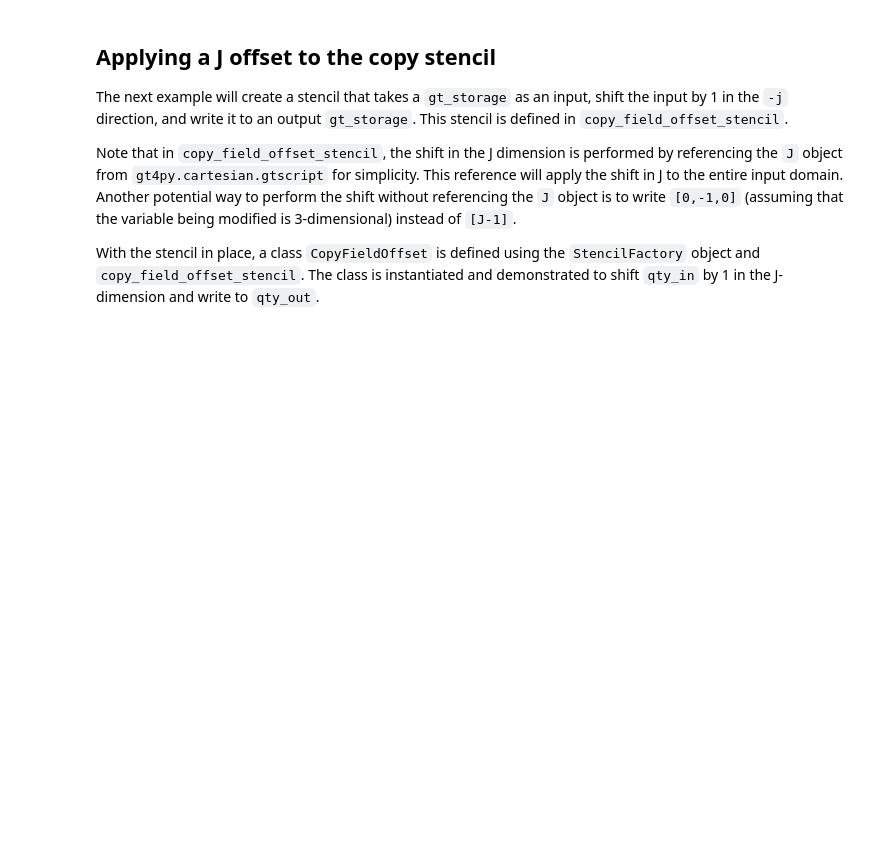
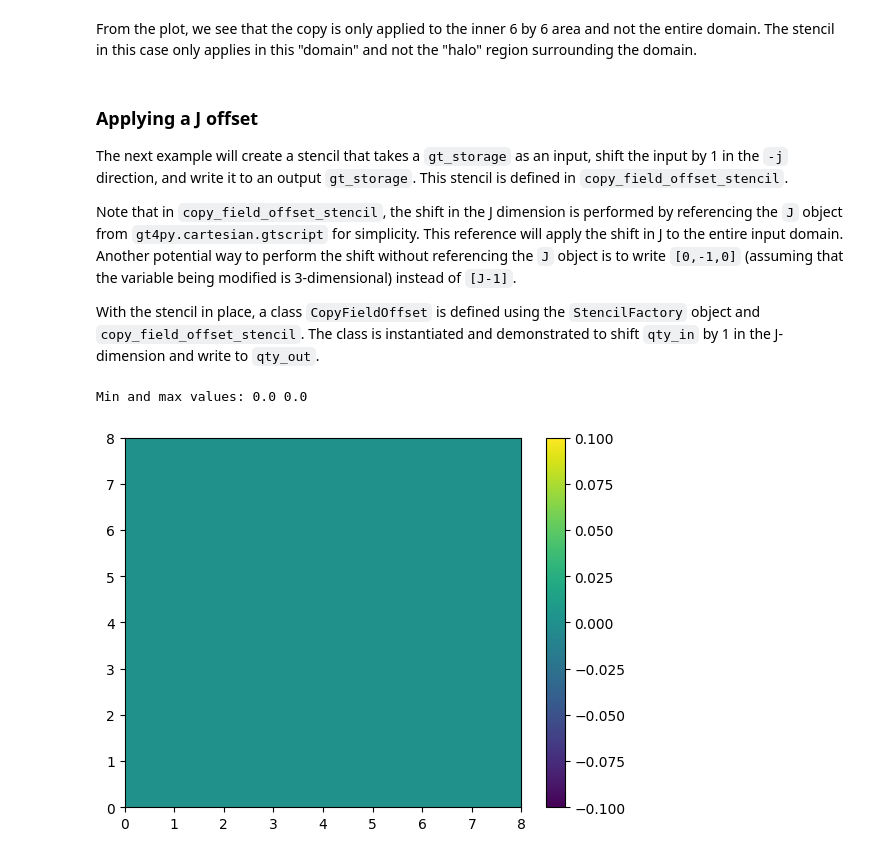
Before and after one commit to NOAA-GFDL/NDSL, a Jupyter notebook: examples/gt4py/02_oo_gt4py.ipynb, the cells around one changed output. Saved outputs shown, nothing was run; the diff lists cells and outputs as text; code cells hidden in the pictures; blank space fills up the shorter version.

```diff
--- a/examples/gt4py/02_oo_gt4py.ipynb
+++ b/examples/gt4py/02_oo_gt4py.ipynb
@@ -100,5 +115,7 @@ plot_field_at_k0(qty_out)
+# %% [markdown]
+From the plot, we see that the copy is only applied to the inner 6 by 6 area and not the entire domain.  The stencil in this case only applies in this "domain" and not the "halo" region surrounding the domain.
 # %% [markdown]
-## Applying a J offset to the copy stencil
+### **Applying a J offset**
 
 The next example will create a stencil that takes a `gt_storage` as an input, shift the input by 1 in the `-j` direction, and write it to an output `gt_storage`.  This stencil is defined in `copy_field_offset_stencil`.
 
@@ -108,28 +125,31 @@ With the stencil in place, a class `CopyFieldOffset` is defined using the `Stenc
 # %%
 from gt4py.cartesian.gtscript import J
 
 def copy_field_offset_stencil(field_in: FloatField, field_out: FloatField):
     with computation(PARALLEL), interval(...):
-        field_out = field_in[J+1]
+        field_out = field_in[J-1]
 
 class CopyFieldOffset:
     def __init__(self, stencil_factory: StencilFactory):
         grid_indexing = stencil_factory.grid_indexing
         self._copy_field_offset = stencil_factory.from_origin_domain(
             copy_field_offset_stencil,
             origin=grid_indexing.origin_compute(),
             domain=grid_indexing.domain_compute(),
         )
 
     def __call__(
         self,
         field_in: FloatField,
         field_out: FloatField,
     ):
         self._copy_field_offset(field_in, field_out)
 
 copy_field_offset = CopyFieldOffset(stencil_factory)
 
 copy_field(qty_zero, qty_out)
 plot_field_at_k0(qty_out)
+# %% [output]
+Min and max values: 0.0 0.0
+[figure, added]
 # %%
```
Also changed, not shown: parts of 17 cells of this notebook, 1 other file.
